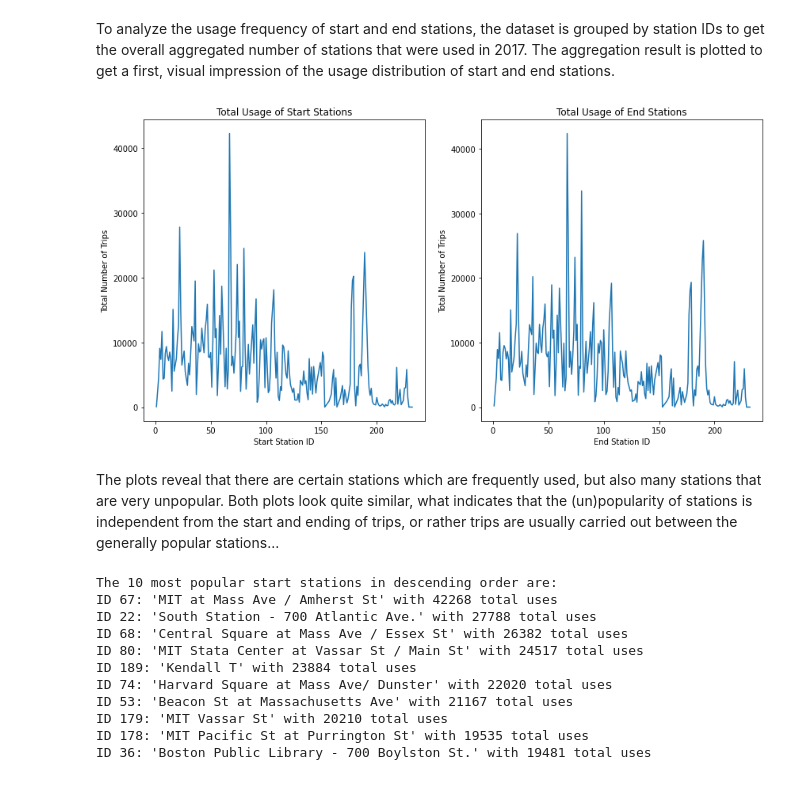
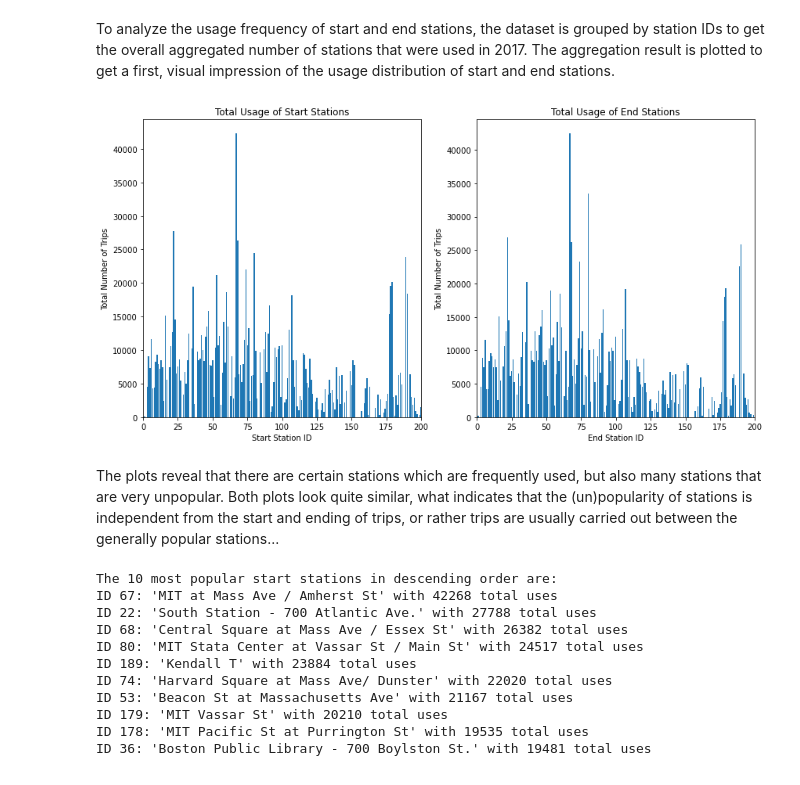
Before and after one commit to NinoVo931/AA_Project, a Jupyter notebook: DataDescription.ipynb, the cells around one changed output. Drawn from its saved outputs; the diff is of its cells as text; code cells hidden in the pictures.

Commit message:
Adjustments hour splitting and trip frequency as bar chart

```diff
--- a/DataDescription.ipynb
+++ b/DataDescription.ipynb
@@ -177,23 +177,25 @@ end_station_use = df_Trips.groupby('end_station_id').size()
 # %%
 plots_stations, axes_stations = plt.subplots(nrows = 1, ncols = 2, figsize = (14,7))
 
-axes_stations[0].plot(start_station_use)
+axes_stations[0].bar(list(start_station_use.index.values), start_station_use)
 axes_stations[0].axis('tight')
 axes_stations[0].set_title("Total Usage of Start Stations")
 axes_stations[0].set_xlabel('Start Station ID')
 axes_stations[0].set_ylabel('Total Number of Trips')
+axes_stations[0].set_xlim(0, len(start_station_use))
 
-axes_stations[1].plot(end_station_use)
+axes_stations[1].bar(list(end_station_use.index.values), end_station_use)
 axes_stations[1].axis('tight')
 axes_stations[1].set_title("Total Usage of End Stations")
 axes_stations[1].set_xlabel('End Station ID')
 axes_stations[1].set_ylabel('Total Number of Trips')
+axes_stations[1].set_xlim(0, len(end_station_use))
 
 plt.show()
 # %% [output]
-[figure, old version]
+[figure, new version]
-# %% [markdown]
-The plots reveal that there are certain stations which are frequently used, but also many stations that are very unpopular. Both plots look quite similar, what indicates that the (un)popularity of stations is independent from the start and ending of trips, or rather trips are usually carried out between the generally popular stations...
+# %% [markdown]
+The plots reveal that there are certain stations which are frequently used, but also many stations that are very unpopular. Both plots look quite similar, what indicates that the (un)popularity of stations is independent from the start and ending of trips, or rather trips are usually carried out between the generally popular stations...
 # %%
 # Detect the 10 most popular start & end stations, including all stations if there are certain ones with same frequency
 # Writing the 10 most popular ones for start and end as seperated list in dict, so that they can be printed easily
```
Also changed, not shown: parts of 2 cells of this notebook.
